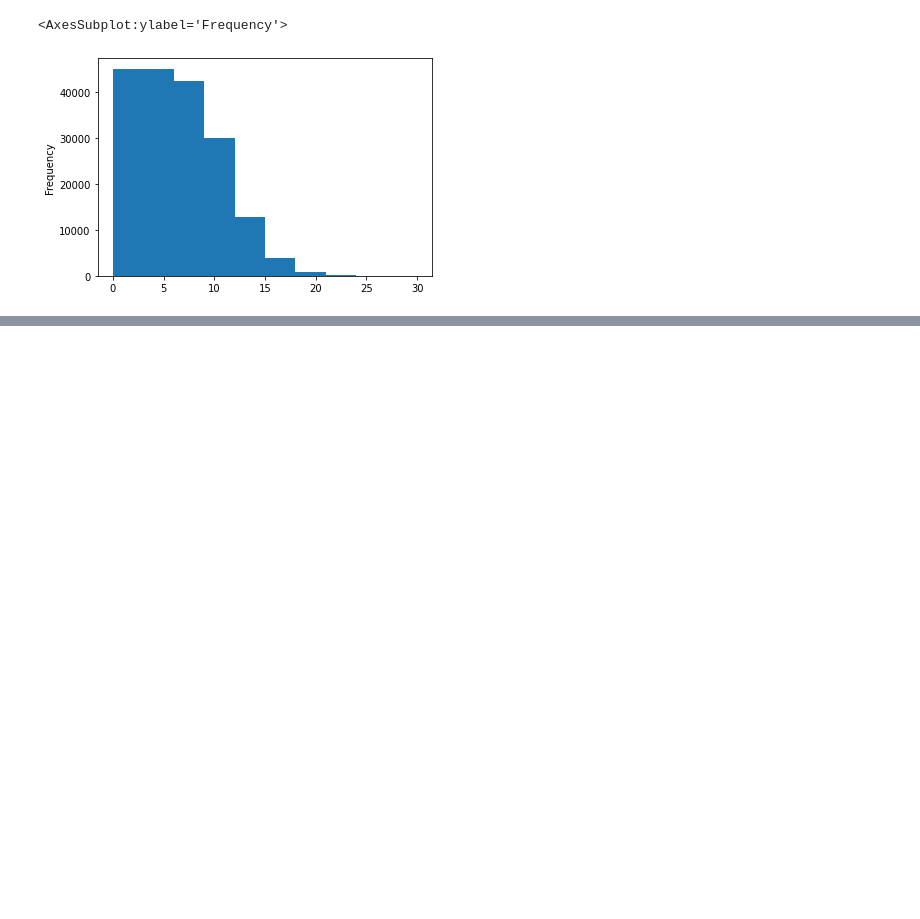
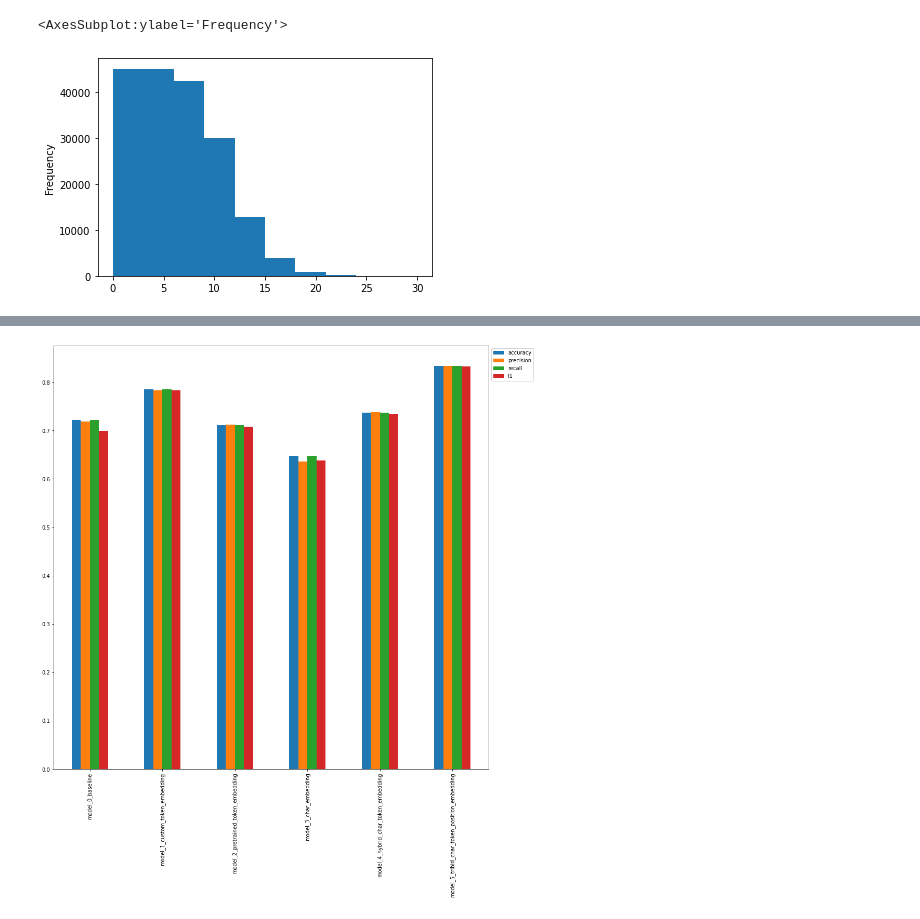
Before and after one commit to ucheokechukwu/ml_tensorflow_deeplearning, a Jupyter notebook: 09_skimlit_nlp_milestone_project2.ipynb, the cells around one changed output, grey strips where cells are left out. Saved outputs shown, nothing was run; the diff lists cells and outputs as text; code cells hidden in the pictures; blank space fills up the shorter version.

```diff
--- a/09_skimlit_nlp_milestone_project2.ipynb
+++ b/09_skimlit_nlp_milestone_project2.ipynb
@@ -1263,0 +1423,6 @@ train_line_numbers_one_hot[:10], train_line_numbers_one_hot.shape
+# %%
+history_5 = model_5.fit(train_tribid_dataset,
+                        epochs=3,
+                        steps_per_epoch = int(0.1*len(train_tribid_dataset)),
+                        validation_data = val_tribid_dataset,
+                        validation_steps = int(0.05*len(val_tribid_dataset)))
@@ -1263,0 +1436,2 @@ train_line_numbers_one_hot[:10], train_line_numbers_one_hot.shape
+# %%
+model_5_pred_probs = model_5.predict(val_tribid_dataset, verbose=1)
@@ -1263,0 +1440,6 @@ train_line_numbers_one_hot[:10], train_line_numbers_one_hot.shape
+# %%
+# Calculate results
+
+model_5_predictions = tf.argmax(model_5_pred_probs, axis=1)
+model_5_results = calculate_results(y_true=val_labels_encoded,
+                                    y_pred=model_5_predictions)
@@ -1263,0 +1448,13 @@ train_line_numbers_one_hot[:10], train_line_numbers_one_hot.shape
+# %%
+# combine model results into dictionary
+all_model_results = pd.DataFrame({"model_0_baseline": baseline_results,
+                                 "model_1_custom_token_embedding": model_1_results,
+                                 "model_2_pretrained_token_embedding": model_2_results,
+                                 "model_3_char_embedding": model_3_results,
+                                 "model_4_hybrid_char_token_embedding": model_4_results,
+                                 "model_5_tribid_char_token_position_embedding": model_5_results})
+
+all_model_results = all_model_results.transpose()
+
+all_model_results["accuracy"] = all_model_results["accuracy"]/100
+all_model_results
@@ -1263,0 +1469,6 @@ train_line_numbers_one_hot[:10], train_line_numbers_one_hot.shape
+# %%
+# Plot and compare all model results
+
+all_model_results.plot(kind="bar", figsize=(15,15)).legend(bbox_to_anchor=(1.0,1.0));
+# %% [output]
+[figure, added]
```
Also changed, not shown: parts of 109 cells of this notebook.
